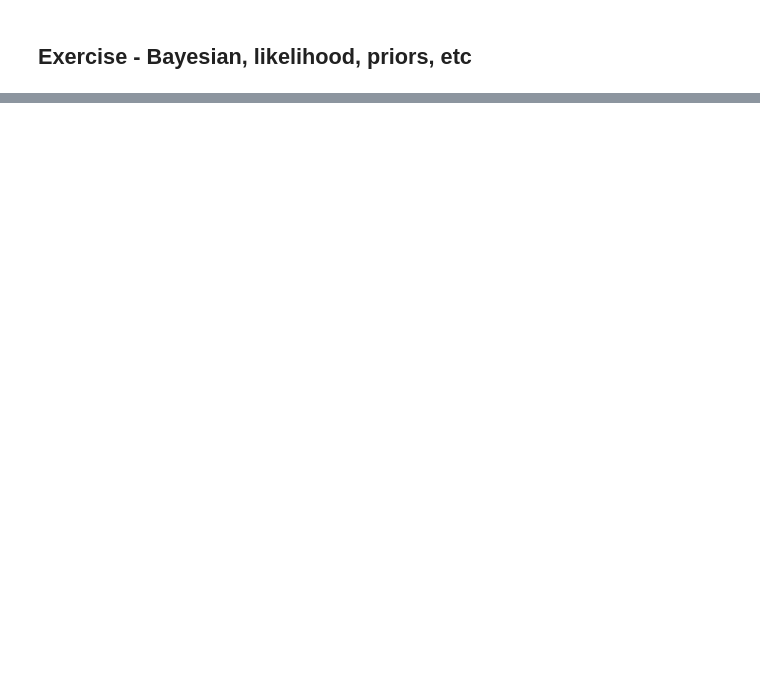
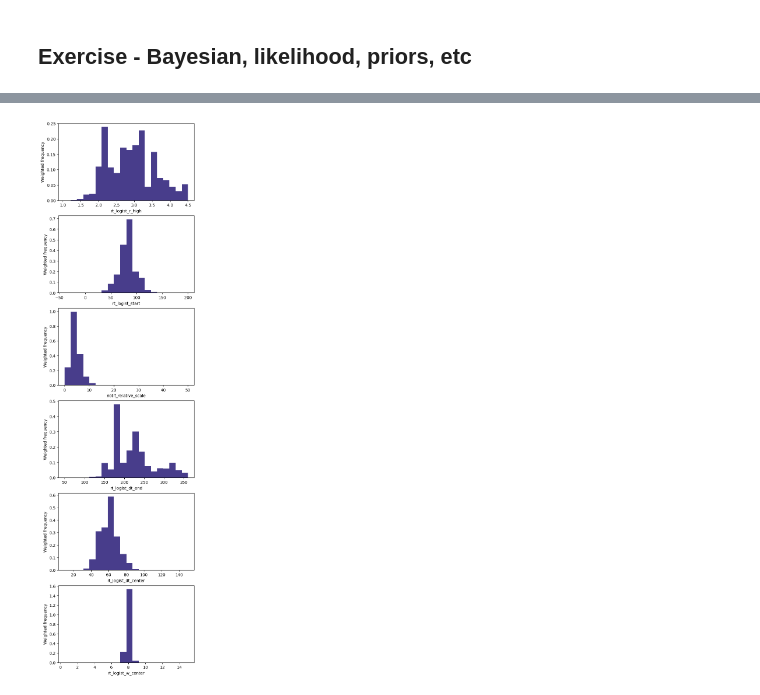
Before and after one commit to InfraMIND-models/3rd_imdc_ifgw_inframind-proteus, a Jupyter notebook: src/prototypes/run_dynamic_model.ipynb, the cells around one changed output, grey strips where cells are left out. Saved outputs shown, nothing was run; the diff lists cells and outputs as text; code cells hidden in the pictures; blank space fills up the shorter version.

Commit message:
Test priors on a Bayesian framework

```diff
--- a/src/prototypes/run_dynamic_model.ipynb
+++ b/src/prototypes/run_dynamic_model.ipynb
@@ -313,0 +328,75 @@ fig
+# %%
+from scipy.stats import gaussian_kde
+
+# IMPOSING PRIORS AFTER SIMULATIONS WERE RUN
+## =================
+
+# Let's see if we can gain identifiability just by post-weighting parameter samples with some priors.
+df = pd.merge(
+    params_df, results.scoring.summary,
+    left_index=True, right_index=True,
+)
+sampled_param_names = list(config.sampling.param_ranges.keys())
+
+# # --- Let's exponentiate the loglikelihood, displaced by the maximum achieved
+# df["rel_loglikelihood"] = df["nb_loglikelihood"] - df["nb_loglikelihood"].max()  # Displace by max
+# df.loc[df["rel_loglikelihood"] <= np.log(1E-250), "rel_loglikelihood"] = -np.inf  # Set to zero likelihood less than 1000 the max
+# df["rel_likelihood"] = np.exp(df["rel_loglikelihood"])
+# # hhmmmmmmm.... the loglikelihood is WAY too sensitive. When exponentiated, the best simulation is way above the others.
+
+# --- Possible Solution: "Tempered posteriors" - Divide loglikelihood by a "temperature" to reduce sensitivity. This is equivalent to raising the likelihood to the power of 1/temperature, which flattens the distribution.
+loglikelihood_temperature = 10**(2.5)
+df["temp_loglikelihood"] = df["nb_loglikelihood"] / loglikelihood_temperature
+df["rel_temp_loglikelihood"] = df["temp_loglikelihood"] - df["temp_loglikelihood"].max()  # Displace by max
+# df.loc[df["rel_temp_loglikelihood"] <= np.log(1E-3), "rel_temp_loglikelihood"] = -np.inf  # Set to zero likelihood less than 1000 the max
+df["temp_likelihood"] = np.exp(df["rel_temp_loglikelihood"])
+
+
+# --- Define a prior over potential parameters
+def _gauss(x, mu, sigma):
+    return np.exp(-0.5 * ((x - mu) / sigma) ** 2)
+
+def my_prior_01(_df: pd.DataFrame):
+    """"""
+    _p = pd.Series(1.0, index=_df.index)
+
+    if "notif_relative_scale" in _df.columns:
+        _p *= _gauss(_df["notif_relative_scale"], mu=5.0, sigma=3.0)
+
+    if "rt_logist_w_center" in _df.columns:
+        _p *= _gauss(_df["rt_logist_w_center"], mu=8.0, sigma=0.2)
+
+    if "rt_logist_dt_center" in _df.columns:
+
+        _p *= _gauss(_df["rt_logist_dt_center"], mu=60., sigma=10.0)
+
+        # Enforce that dt_end > dt_center
+        if "rt_logist_dt_end" in _df.columns:
+            _p[_df["rt_logist_dt_end"] <= _df["rt_logist_dt_center"]] = 0.0
+
+
+    return _p
+
+
+df["prior"] = my_prior_01(df)
+df["rel_posterior"] = df["temp_likelihood"] * df["prior"]  # Not normalized
+
+bayesian_df = df
+
+
+# Univariate marginal posteriors
+# ======
+with plt.rc_context():
+    fig, axes = plt.subplots(nrows=len(sampled_param_names), figsize=(6, 4 * len(sampled_param_names)))
+    for i_param, param_name in enumerate(sampled_param_names):
+        """"""
+        ax: plt.Axes = axes[i_param]
+        sr = bayesian_df[param_name]
+        weights = bayesian_df["rel_posterior"]
+        ax.hist(sr, weights=weights, bins=20, color="darkslateblue")
+        ax.set_xlabel(f"{param_name}")
+        ax.set_ylabel("Weighted frequency")
+
+    display(fig)
+# %% [output]
+[figure, added]
```
Also changed, not shown: parts of 8 cells of this notebook, 2 other files.
